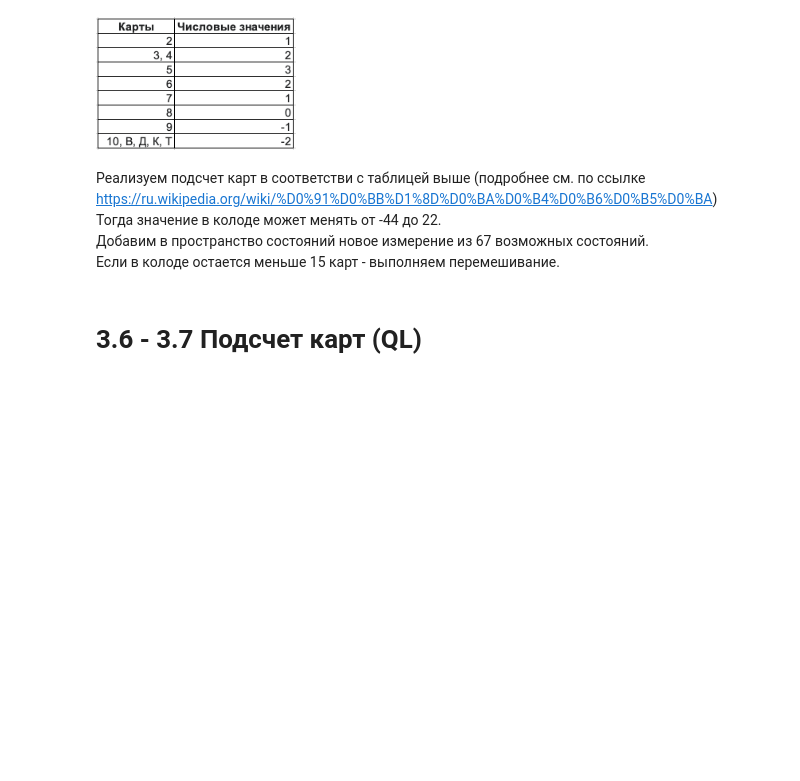
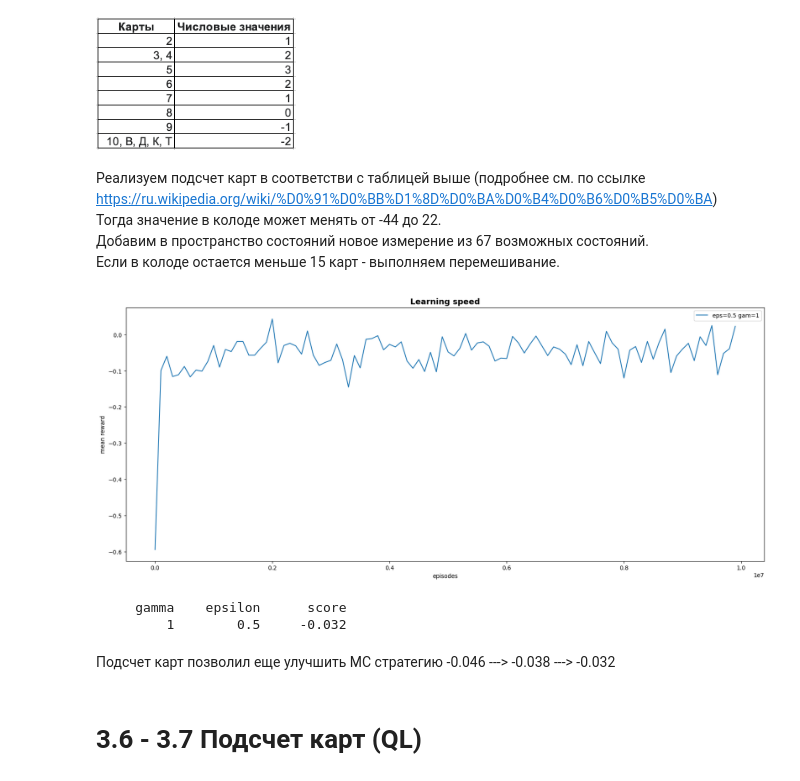
Before and after one commit to LuckyAndre/RL, a Jupyter notebook: BlackJack_MC_QL.ipynb, the cells around one changed output. Cells and saved outputs as stored; diff of their text form; code cells hidden in the pictures; blank space fills up the shorter version.

```diff
--- a/BlackJack_MC_QL.ipynb
+++ b/BlackJack_MC_QL.ipynb
@@ -423,28 +425,38 @@ state_space_size_counting = [32, 11, 2, 89] # из них эффективное
 # %%
 # построим графики обучения для различных гиперпараметров (см. набор параметров в функции params_grid)
 learning_results_lst = []
 
 Q_rand = get_random_Q(state_space_size_counting + [nA_counting]) # пространство ~ 100_000 точек
 pi_rand = compute_policy_by_Q(Q_rand)
-C = np.zeros(state_space_size + [nA_counting], dtype=float)
+C = np.zeros(state_space_size_counting + [nA_counting], dtype=float)
 
-for param in tqdm.tqdm(params_grid_MC(), total=len(list(params_grid_MC())), desc='hyper params estimation...'):
+for param in tqdm.tqdm(
+    params_grid_MC(gam_lst=[1], eps_lst=[0.5]),
+    total=len(list(params_grid_MC(gam_lst=[1], eps_lst=[0.5]))),
+    desc='hyper params estimation...'):
 
     learning_results_dct = learning_loop_MC(env=env_counting,
                                          pi=np.copy(pi_rand),
                                          Q=np.copy(Q_rand),
                                          C=np.copy(C),
                                          epsilon=param['epsilon'],
                                          gamma=param['gamma'],
-                                         total_episodes=100_000,
-                                         pi_score_step=1_000)
+                                         total_episodes=10_000_000,
+                                         pi_score_step=100_000)
     learning_results_lst.append(learning_results_dct)
 
 plot_learning_curve_MC(learning_results_lst)
+# %% [output]
+[figure, added]
 # %%
 print('%10s %10s %10s' % ('gamma', 'epsilon', 'score'))
 for i in learning_results_lst: #
-    print('%10s %10s %10s' % (i['gamma'], i['epsilon'], round(score_pi(env_double, i['pi']), 3)))
+    print('%10s %10s %10s' % (i['gamma'], i['epsilon'], round(score_pi(env_counting, i['pi']), 3)))
+# %% [output]
+     gamma    epsilon      score
+         1        0.5     -0.032
+# %% [markdown]
+Подсчет карт позволил еще улучшить MC стратегию -0.046 ---> -0.038 ---> -0.032
 # %% [markdown]
 # 3.6 - 3.7 Подсчет карт (QL)
 # %%
```
Also changed, not shown: parts of 15 cells of this notebook.
